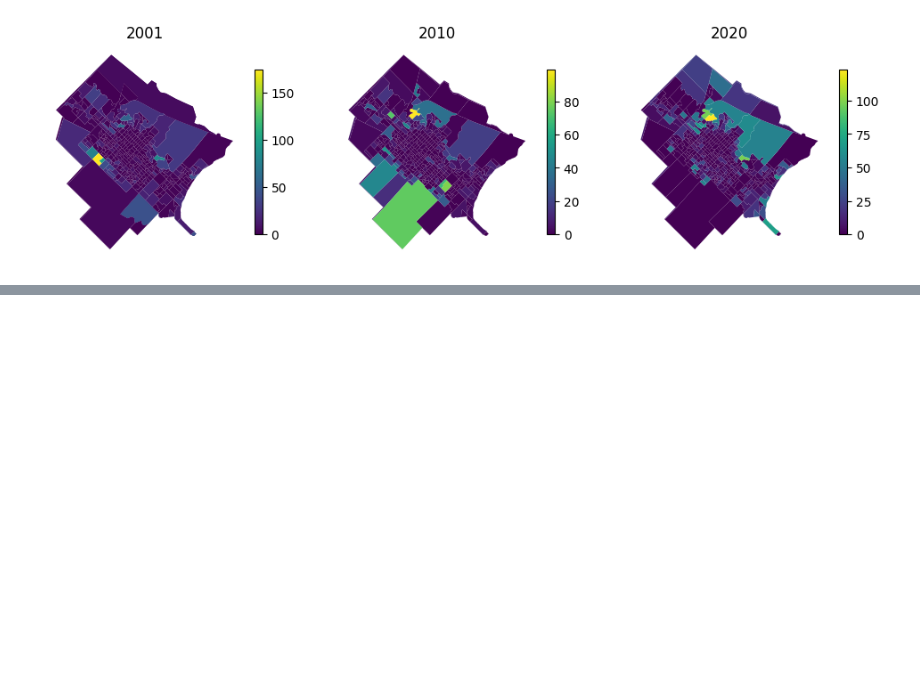
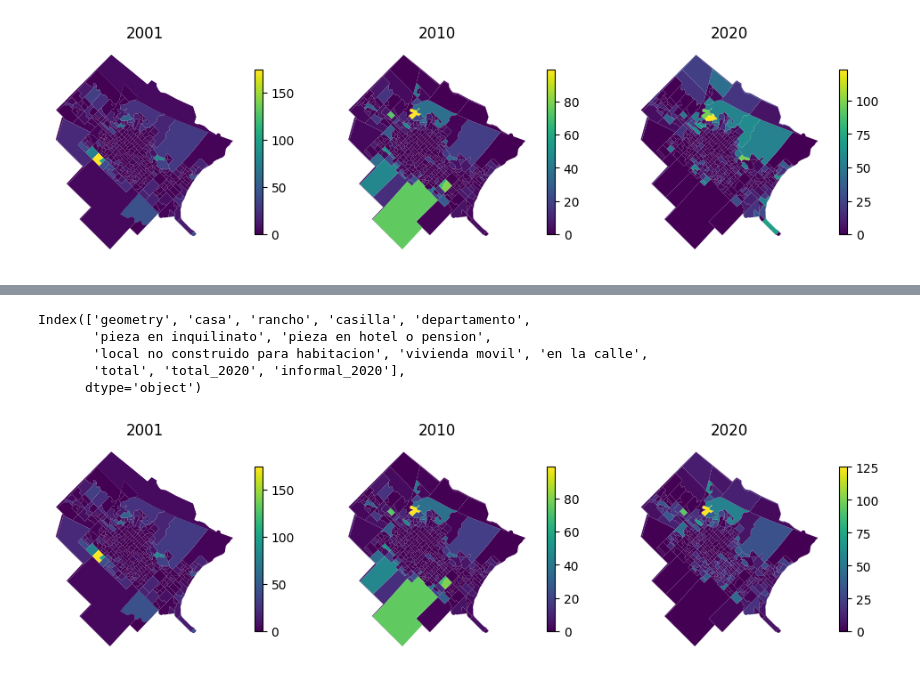
Before and after one commit to CEEU-lab/CENSAr, a Jupyter notebook: CENSAr/01-tracts-distribution-chaco.ipynb, the cells around one changed output, grey strips where cells are left out. Saved outputs shown, nothing was run; the diff lists cells and outputs as text; code cells hidden in the pictures; blank space fills up the shorter version.

```diff
--- a/CENSAr/01-tracts-distribution-chaco.ipynb
+++ b/CENSAr/01-tracts-distribution-chaco.ipynb
@@ -109,0 +110,3 @@ ax3.set_axis_off();
+# %%
+servurban_2001 = servurban_radios_prov(prov='chaco',var_types={'link':'object'})
+servurban_2001_geo = tipo_2001_geo.join(servurban_2001.set_index('link'))
@@ -109,0 +125,34 @@ ax3.set_axis_off();
+# %%
+tipo_2010_geo.columns
+# %% [output]
+Index(['geometry', 'casa', 'rancho', 'casilla', 'departamento',
+       'pieza en inquilinato', 'pieza en hotel o pension',
+       'local no construido para habitacion', 'vivienda movil', 'en la calle',
+       'total', 'total_2020', 'informal_2020'],
+      dtype='object')
+# %%
+simulated_distribution = simulate_cat_var(gdf_var_01=servurban_2001_geo,
+                                          gdf_var_10=tipo_2010_geo,
+                                          base_year='0110', forecast_year='2020',
+                                          forecast_gdf=tipo_2010_geo, pct_val=2.5,
+                                          catname={'2001':'pavimento_no', '2010':'casilla'}, tot_colname='total_2020')
+
+tipo_2010_geo['informal_2020'] = tipo_2010_geo.index.map(simulated_distribution)
+# %%
+f = plt.figure(figsize=(12,8))
+ax1 = f.add_subplot(1,3,1)
+ax2 = f.add_subplot(1,3,2)
+ax3 = f.add_subplot(1,3,3)
+
+tipo_2001_geo.plot(ax=ax1, column='casilla', legend=True, legend_kwds={'shrink': 0.3})
+tipo_2010_geo.plot(ax=ax2, column='casilla', legend=True, legend_kwds={'shrink': 0.3})
+tipo_2010_geo.plot(ax=ax3, column='informal_2020', legend=True, legend_kwds={'shrink': 0.3})
+
+ax1.set_title('2001')
+ax1.set_axis_off()
+ax2.set_title('2010')
+ax2.set_axis_off()
+ax3.set_title('2020')
+ax3.set_axis_off();
+# %% [output]
+[figure, added]
```
Also changed, not shown: parts of 5 cells of this notebook, 1 other file.
